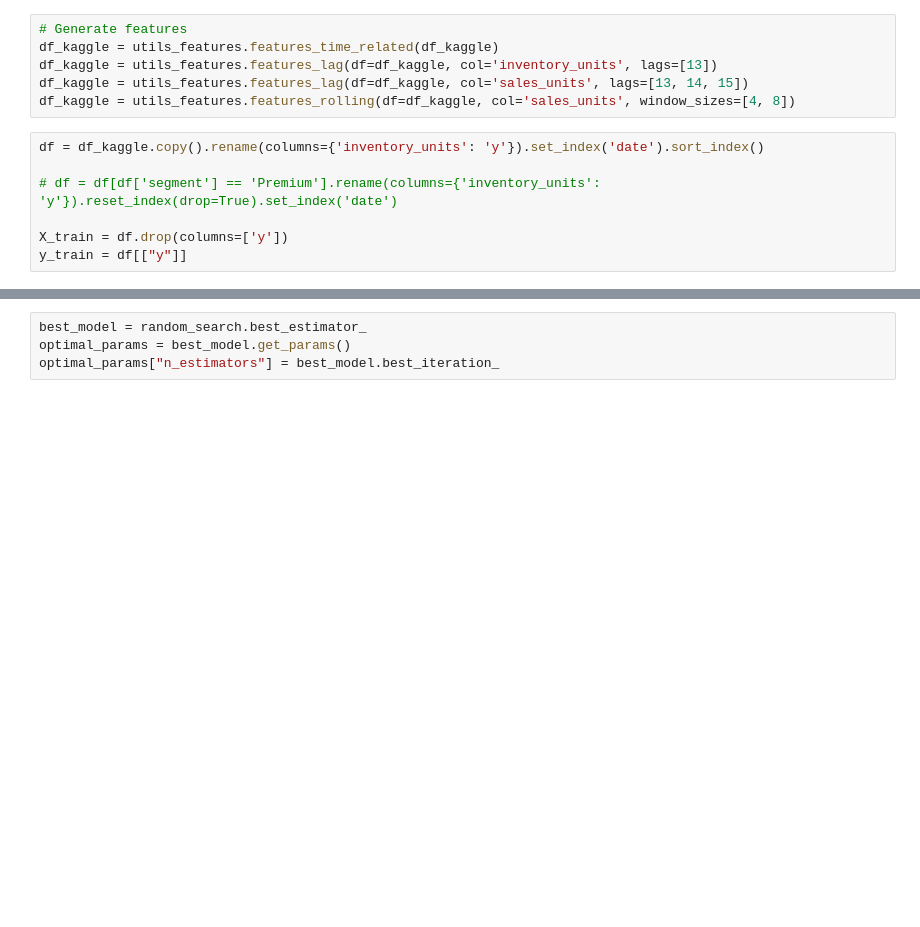
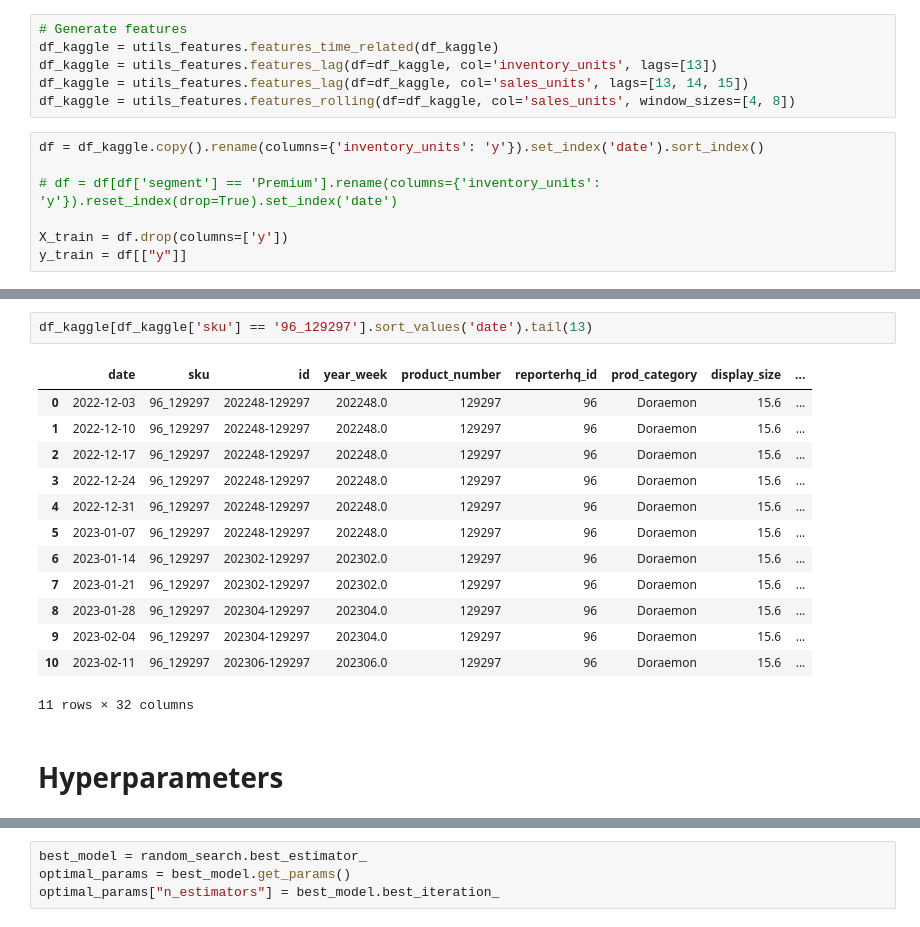
Before and after one commit to giarets/hp_use_case, a Jupyter notebook: simple_model.ipynb, the cells around one changed output, grey strips where cells are left out. Drawn from its saved outputs; the diff is of its cells as text; blank space fills up the shorter version.

```diff
--- a/simple_model.ipynb
+++ b/simple_model.ipynb
@@ -118,0 +133,18 @@ for sku in list_skus:
+# %%
+df_kaggle[df_kaggle['sku'] == '96_129297'].sort_values('date').tail(13)
+# %% [output]
+|  | date | sku | id | year_week | product_number | reporterhq_id | prod_category | display_size | ... |
+| 0 | 2022-12-03 | 96_129297 | 202248-129297 | 202248.0 | 129297 | 96 | Doraemon | 15.6 | ... |
+| 1 | 2022-12-10 | 96_129297 | 202248-129297 | 202248.0 | 129297 | 96 | Doraemon | 15.6 | ... |
+| 2 | 2022-12-17 | 96_129297 | 202248-129297 | 202248.0 | 129297 | 96 | Doraemon | 15.6 | ... |
+| 3 | 2022-12-24 | 96_129297 | 202248-129297 | 202248.0 | 129297 | 96 | Doraemon | 15.6 | ... |
+| 4 | 2022-12-31 | 96_129297 | 202248-129297 | 202248.0 | 129297 | 96 | Doraemon | 15.6 | ... |
+| 5 | 2023-01-07 | 96_129297 | 202248-129297 | 202248.0 | 129297 | 96 | Doraemon | 15.6 | ... |
+| 6 | 2023-01-14 | 96_129297 | 202302-129297 | 202302.0 | 129297 | 96 | Doraemon | 15.6 | ... |
+| 7 | 2023-01-21 | 96_129297 | 202302-129297 | 202302.0 | 129297 | 96 | Doraemon | 15.6 | ... |
+| 8 | 2023-01-28 | 96_129297 | 202304-129297 | 202304.0 | 129297 | 96 | Doraemon | 15.6 | ... |
+| 9 | 2023-02-04 | 96_129297 | 202304-129297 | 202304.0 | 129297 | 96 | Doraemon | 15.6 | ... |
+| 10 | 2023-02-11 | 96_129297 | 202306-129297 | 202306.0 | 129297 | 96 | Doraemon | 15.6 | ... |
+11 rows × 32 columns
+# %% [markdown]
+# Hyperparameters
```
Also changed, not shown: parts of 25 cells of this notebook, 6 other files.
